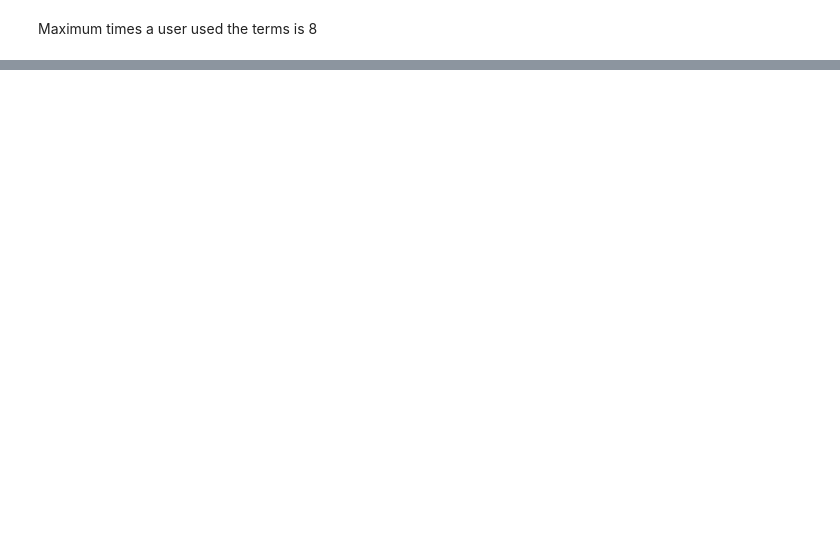
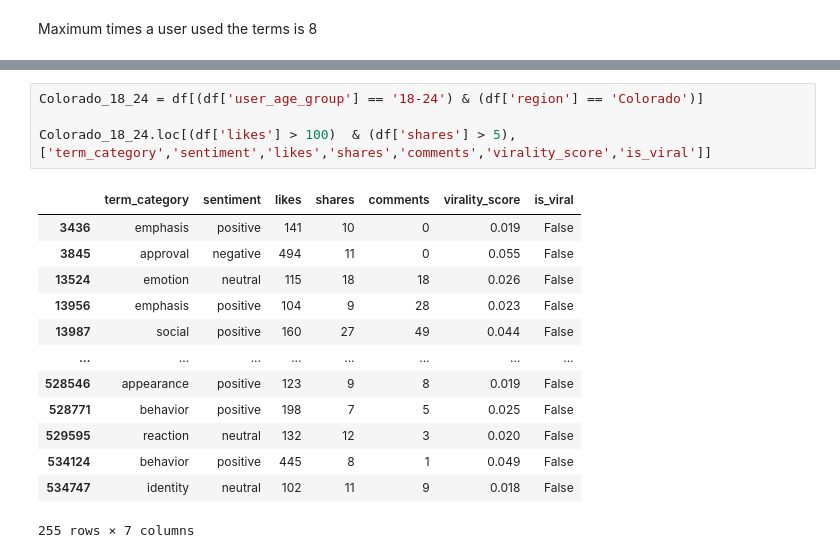
Before and after one commit to JKariithi/genzSlang, a Jupyter notebook: genz_slang.ipynb, the cells around one changed output, grey strips where cells are left out. Saved outputs shown, nothing was run; the diff lists cells and outputs as text; blank space fills up the shorter version.

Commit message:
Using .loc to explore virality

```diff
--- a/genz_slang.ipynb
+++ b/genz_slang.ipynb
@@ -233,0 +277,18 @@ Maximum times a user used the terms is 8
+# %%
+Colorado_18_24 = df[(df['user_age_group'] == '18-24') & (df['region'] == 'Colorado')]
+
+Colorado_18_24.loc[(df['likes'] > 100)  & (df['shares'] > 5),['term_category','sentiment','likes','shares','comments','virality_score','is_viral']]
+# %% [output]
+|  | term_category | sentiment | likes | shares | comments | virality_score | is_viral |
+| 3436 | emphasis | positive | 141 | 10 | 0 | 0.019 | False |
+| 3845 | approval | negative | 494 | 11 | 0 | 0.055 | False |
+| 13524 | emotion | neutral | 115 | 18 | 18 | 0.026 | False |
+| 13956 | emphasis | positive | 104 | 9 | 28 | 0.023 | False |
+| 13987 | social | positive | 160 | 27 | 49 | 0.044 | False |
+| ... | ... | ... | ... | ... | ... | ... | ... |
+| 528546 | appearance | positive | 123 | 9 | 8 | 0.019 | False |
+| 528771 | behavior | positive | 198 | 7 | 5 | 0.025 | False |
+| 529595 | reaction | neutral | 132 | 12 | 3 | 0.020 | False |
+| 534124 | behavior | positive | 445 | 8 | 1 | 0.049 | False |
+| 534747 | identity | neutral | 102 | 11 | 9 | 0.018 | False |
+255 rows × 7 columns
```
Also changed, not shown: parts of 8 cells of this notebook.
